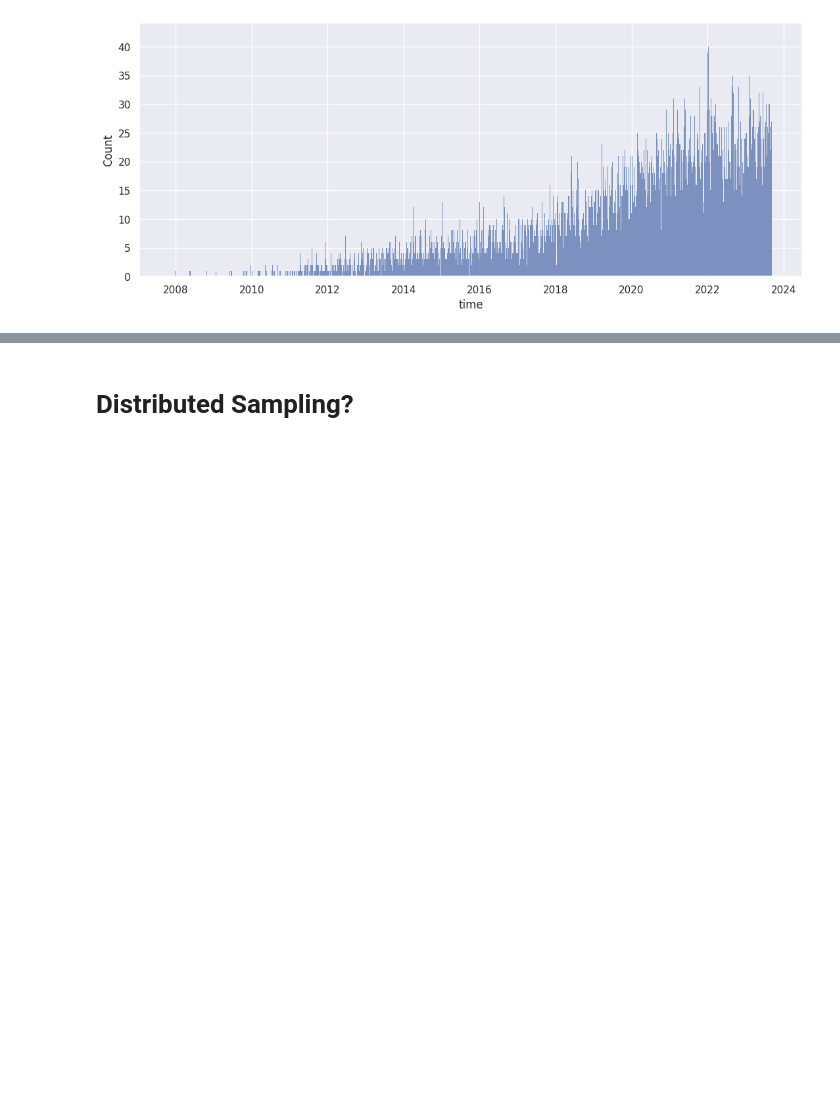
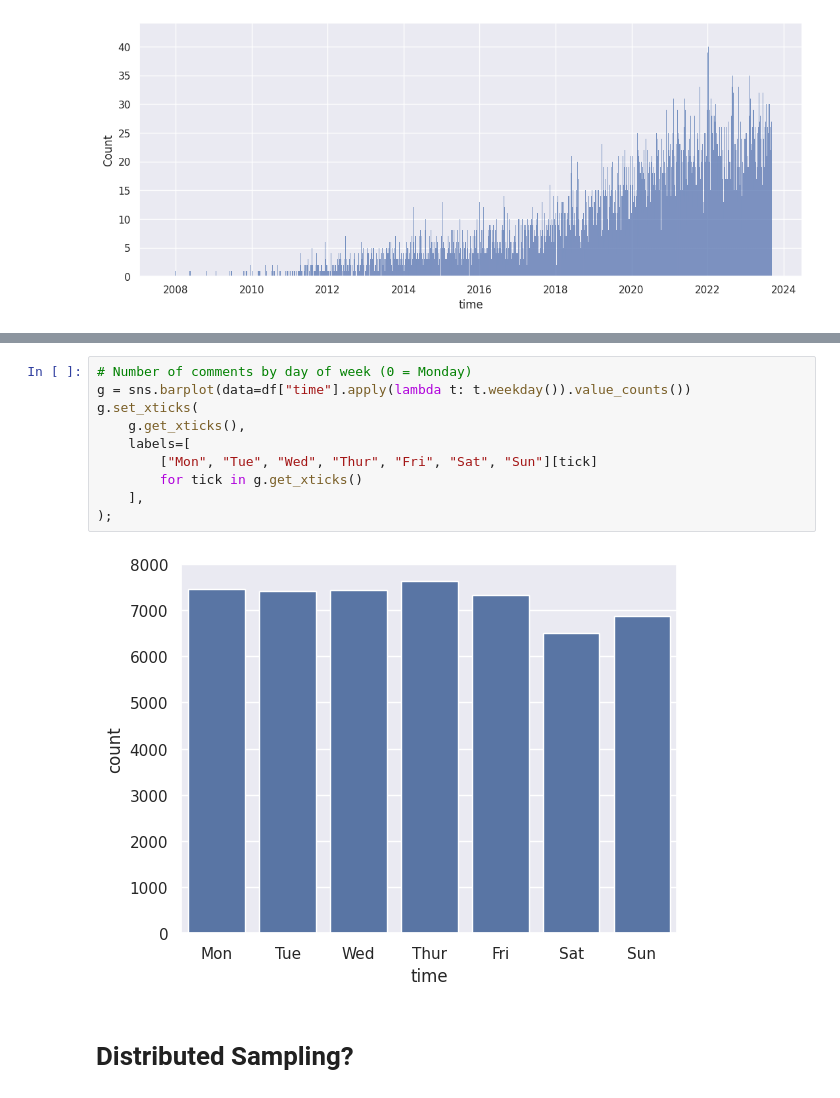
Before and after one commit to gems-cyberlang/cyberlang-learning, a Jupyter notebook: praw-comments-script/praw-playground.ipynb, the cells around one changed output, grey strips where cells are left out. Drawn from its saved outputs; the diff is of its cells as text; blank space fills up the shorter version.

```diff
--- a/praw-comments-script/praw-playground.ipynb
+++ b/praw-comments-script/praw-playground.ipynb
@@ -289,3 +296,15 @@ sns.histplot(data=df, x="time", binwidth=timedelta(days=30))
+# %%
+# Number of comments by day of week (0 = Monday)
+g = sns.barplot(data=df["time"].apply(lambda t: t.weekday()).value_counts())
+g.set_xticks(
+    g.get_xticks(),
+    labels=[
+        ["Mon", "Tue", "Wed", "Thur", "Fri", "Sat", "Sun"][tick]
+        for tick in g.get_xticks()
+    ],
+);
+# %% [output]
+[figure, added]
 # %% [markdown]
 # Distributed Sampling?
 # %%
```
Also changed, not shown: parts of 1 cell of this notebook.
